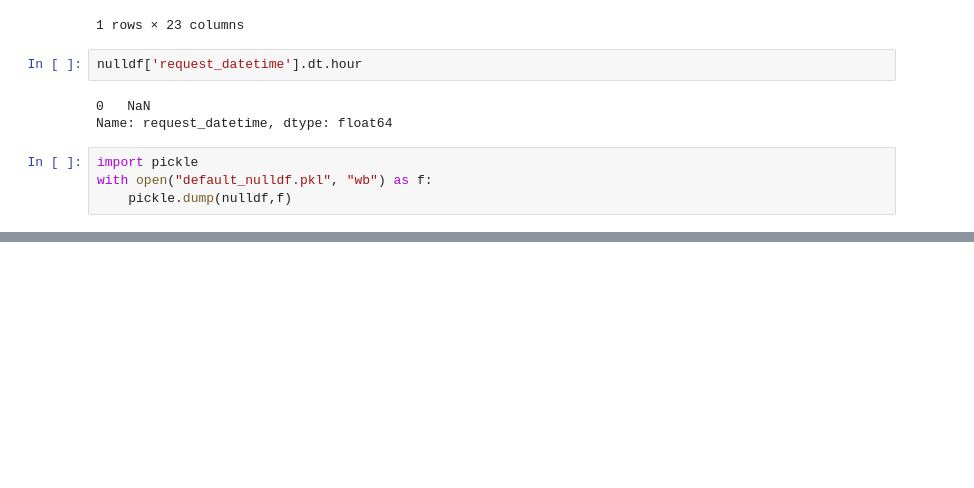
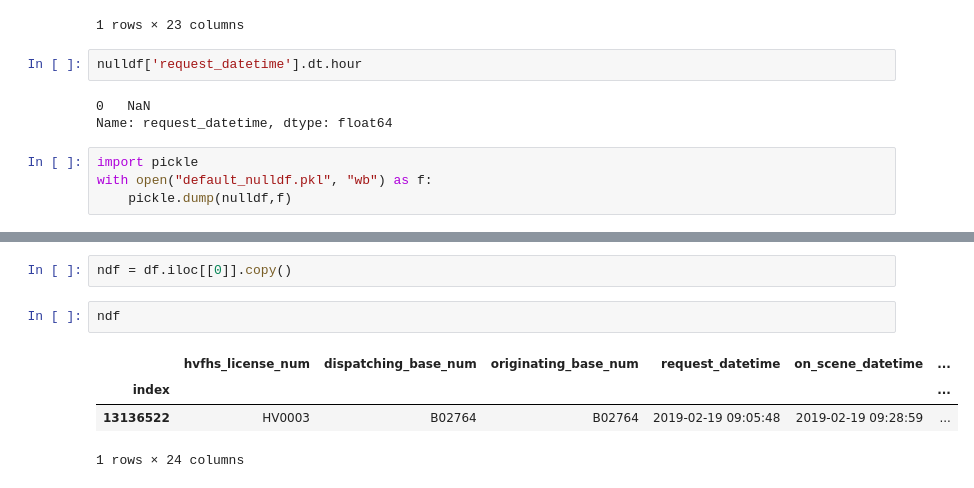
Before and after one commit to yvnyli/ML_Zoomcamp_2025, a Jupyter notebook: project1/2b_xgb_diagnostics.ipynb, the cells around one changed output, grey strips where cells are left out. Saved outputs shown, nothing was run; the diff lists cells and outputs as text; blank space fills up the shorter version.

```diff
--- a/project1/2b_xgb_diagnostics.ipynb
+++ b/project1/2b_xgb_diagnostics.ipynb
@@ -510,0 +655,9 @@ with open("default_nulldf.pkl", "wb") as f:
+# %%
+ndf = df.iloc[[0]].copy()
+# %%
+ndf
+# %% [output]
+|  | hvfhs_license_num | dispatching_base_num | originating_base_num | request_datetime | on_scene_datetime | ... |
+| index |  |  |  |  |  | ... |
+| 13136522 | HV0003 | B02764 | B02764 | 2019-02-19 09:05:48 | 2019-02-19 09:28:59 | ... |
+1 rows × 24 columns
```
Also changed, not shown: parts of 29 cells of this notebook, 6 other files.
